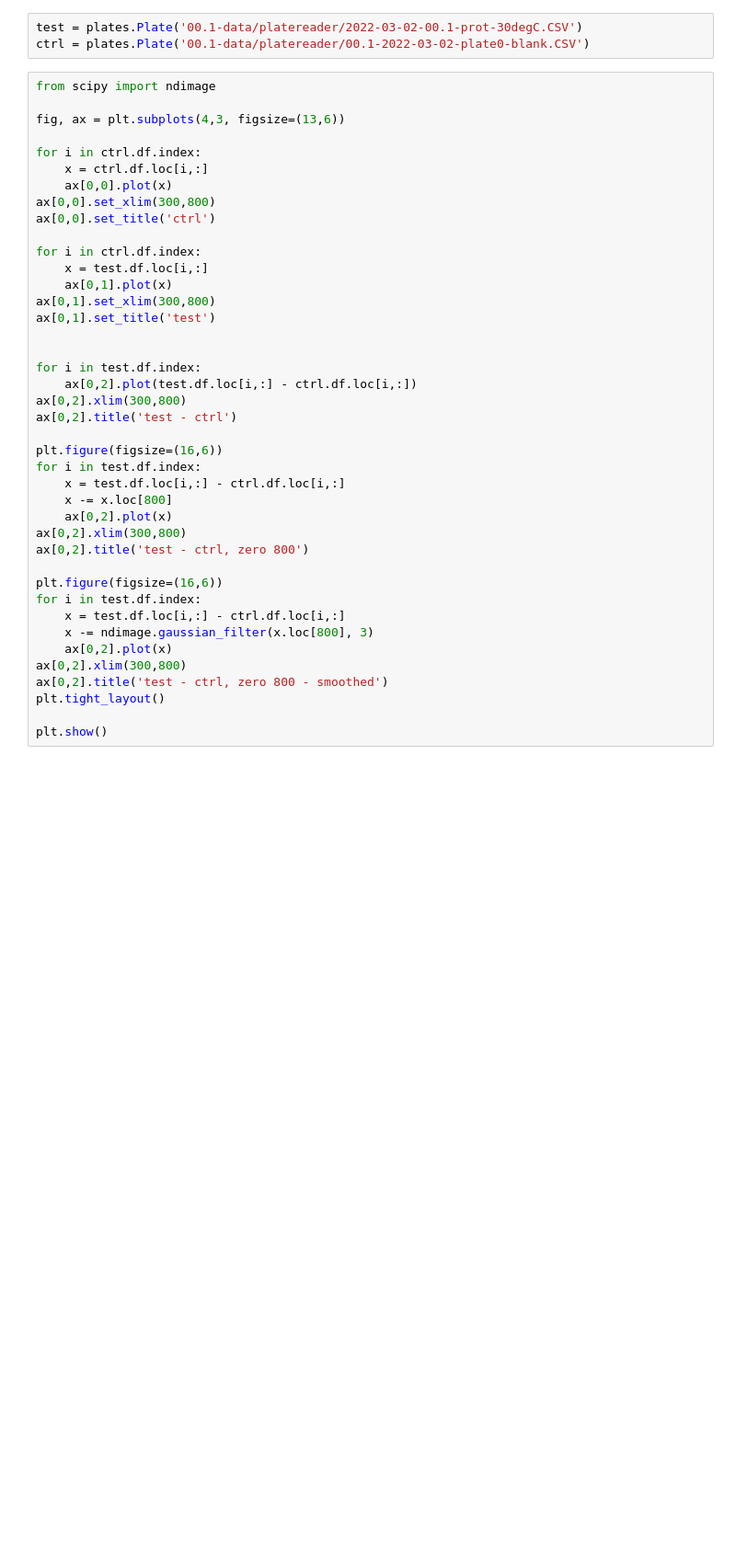
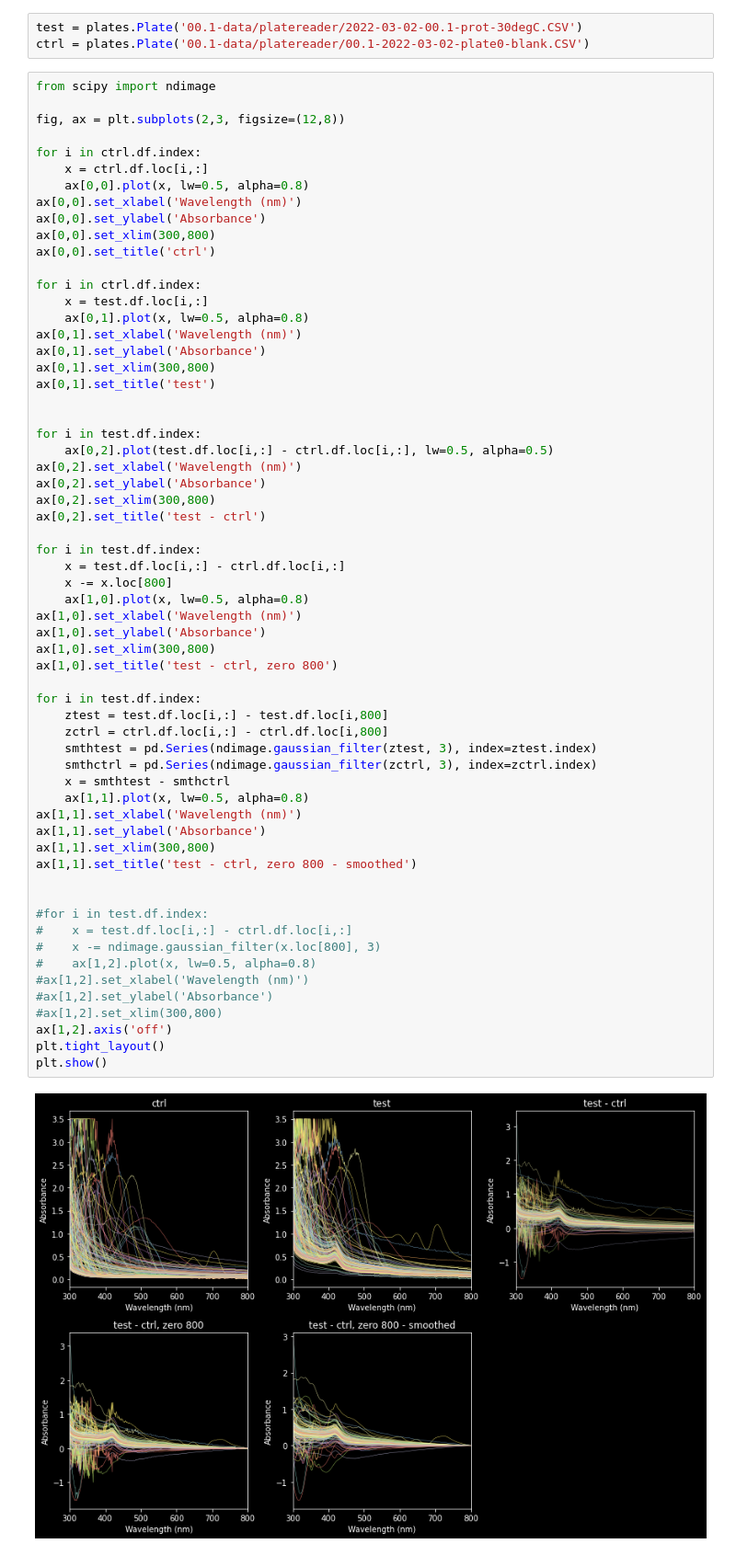
Before and after one commit to TrellixVulnTeam/screening-fist_OO2T, a Jupyter notebook: nb/00-pilot/00.1-analysis.ipynb, the cells around one changed output. Shown at 92% size. Drawn from its saved outputs; the diff is of its cells as text; blank space fills up the shorter version.

```diff
--- a/nb/00-pilot/00.1-analysis.ipynb
+++ b/nb/00-pilot/00.1-analysis.ipynb
@@ -21,41 +22,63 @@ ctrl = plates.Plate('00.1-data/platereader/00.1-2022-03-02-plate0-blank.CSV')
 # %%
 from scipy import ndimage
 
-fig, ax = plt.subplots(4,3, figsize=(13,6))
+fig, ax = plt.subplots(2,3, figsize=(12,8))
 
 for i in ctrl.df.index:
     x = ctrl.df.loc[i,:]
-    ax[0,0].plot(x)
+    ax[0,0].plot(x, lw=0.5, alpha=0.8)
+ax[0,0].set_xlabel('Wavelength (nm)')
+ax[0,0].set_ylabel('Absorbance')
 ax[0,0].set_xlim(300,800)
 ax[0,0].set_title('ctrl')
 
 for i in ctrl.df.index:
     x = test.df.loc[i,:]
-    ax[0,1].plot(x)
+    ax[0,1].plot(x, lw=0.5, alpha=0.8)
+ax[0,1].set_xlabel('Wavelength (nm)')
+ax[0,1].set_ylabel('Absorbance')
 ax[0,1].set_xlim(300,800)
 ax[0,1].set_title('test')
 
 
 for i in test.df.index:
-    ax[0,2].plot(test.df.loc[i,:] - ctrl.df.loc[i,:])
-ax[0,2].xlim(300,800)
-ax[0,2].title('test - ctrl')
+    ax[0,2].plot(test.df.loc[i,:] - ctrl.df.loc[i,:], lw=0.5, alpha=0.5)
+ax[0,2].set_xlabel('Wavelength (nm)')
+ax[0,2].set_ylabel('Absorbance')
+ax[0,2].set_xlim(300,800)
+ax[0,2].set_title('test - ctrl')
 
-plt.figure(figsize=(16,6))
 for i in test.df.index:
     x = test.df.loc[i,:] - ctrl.df.loc[i,:]
     x -= x.loc[800]
-    ax[0,2].plot(x)
-ax[0,2].xlim(300,800)
-ax[0,2].title('test - ctrl, zero 800')
+    ax[1,0].plot(x, lw=0.5, alpha=0.8)
+ax[1,0].set_xlabel('Wavelength (nm)')
+ax[1,0].set_ylabel('Absorbance')
+ax[1,0].set_xlim(300,800)
+ax[1,0].set_title('test - ctrl, zero 800')
 
-plt.figure(figsize=(16,6))
 for i in test.df.index:
-    x = test.df.loc[i,:] - ctrl.df.loc[i,:]
-    x -= ndimage.gaussian_filter(x.loc[800], 3)
-    ax[0,2].plot(x)
-ax[0,2].xlim(300,800)
-ax[0,2].title('test - ctrl, zero 800 - smoothed')
+    ztest = test.df.loc[i,:] - test.df.loc[i,800]
+    zctrl = ctrl.df.loc[i,:] - ctrl.df.loc[i,800]
+    smthtest = pd.Series(ndimage.gaussian_filter(ztest, 3), index=ztest.index)
+    smthctrl = pd.Series(ndimage.gaussian_filter(zctrl, 3), index=zctrl.index)
+    x = smthtest - smthctrl
+    ax[1,1].plot(x, lw=0.5, alpha=0.8)
+ax[1,1].set_xlabel('Wavelength (nm)')
+ax[1,1].set_ylabel('Absorbance')
+ax[1,1].set_xlim(300,800)
+ax[1,1].set_title('test - ctrl, zero 800 - smoothed')
+
+
+#for i in test.df.index:
+#    x = test.df.loc[i,:] - ctrl.df.loc[i,:]
+#    x -= ndimage.gaussian_filter(x.loc[800], 3)
+#    ax[1,2].plot(x, lw=0.5, alpha=0.8)
+#ax[1,2].set_xlabel('Wavelength (nm)')
+#ax[1,2].set_ylabel('Absorbance')
+#ax[1,2].set_xlim(300,800)
+ax[1,2].axis('off')
 plt.tight_layout()
-
 plt.show()
+# %% [output]
+[figure, added]
```
Also changed, not shown: parts of 15 cells of this notebook.
